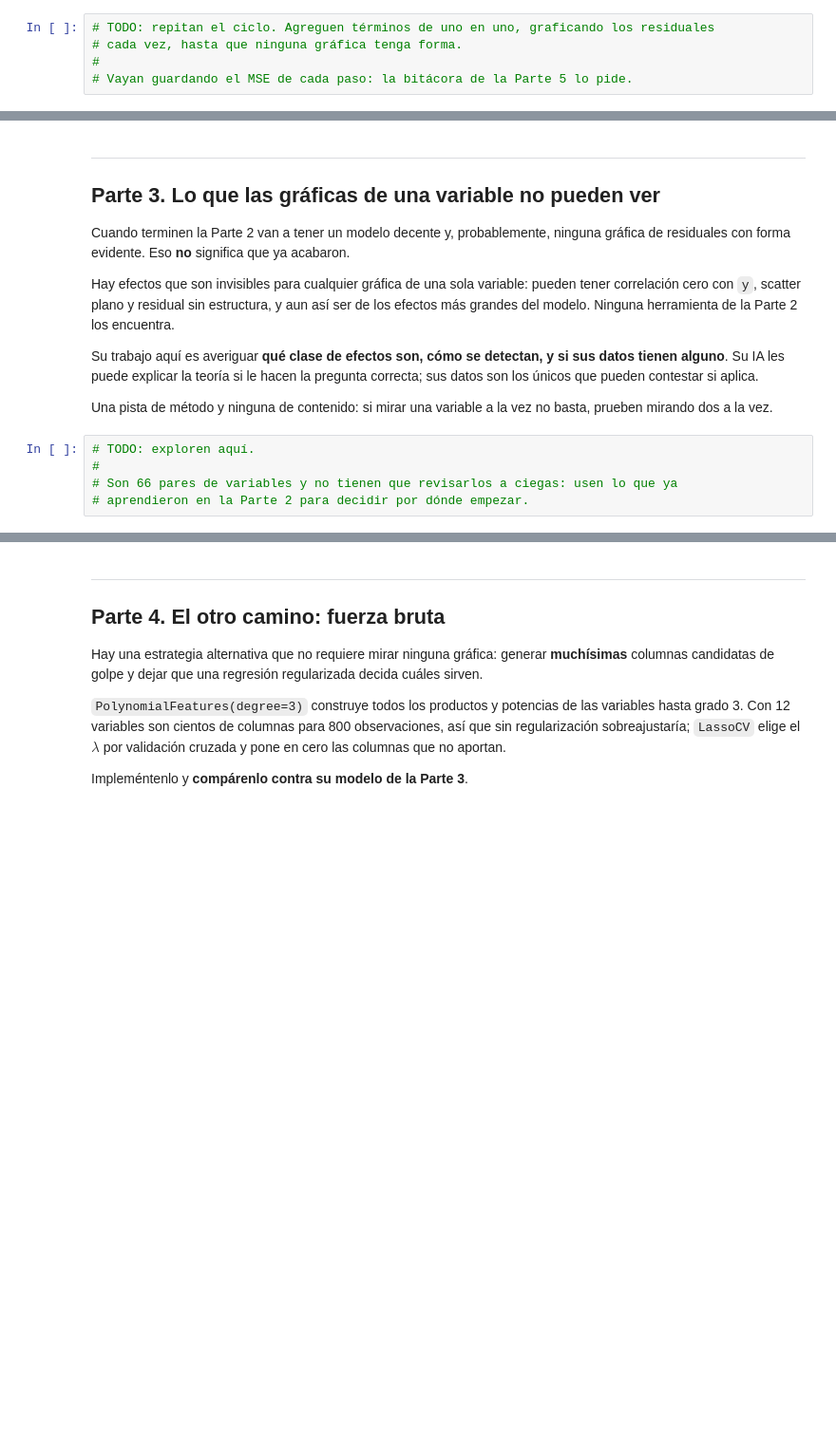
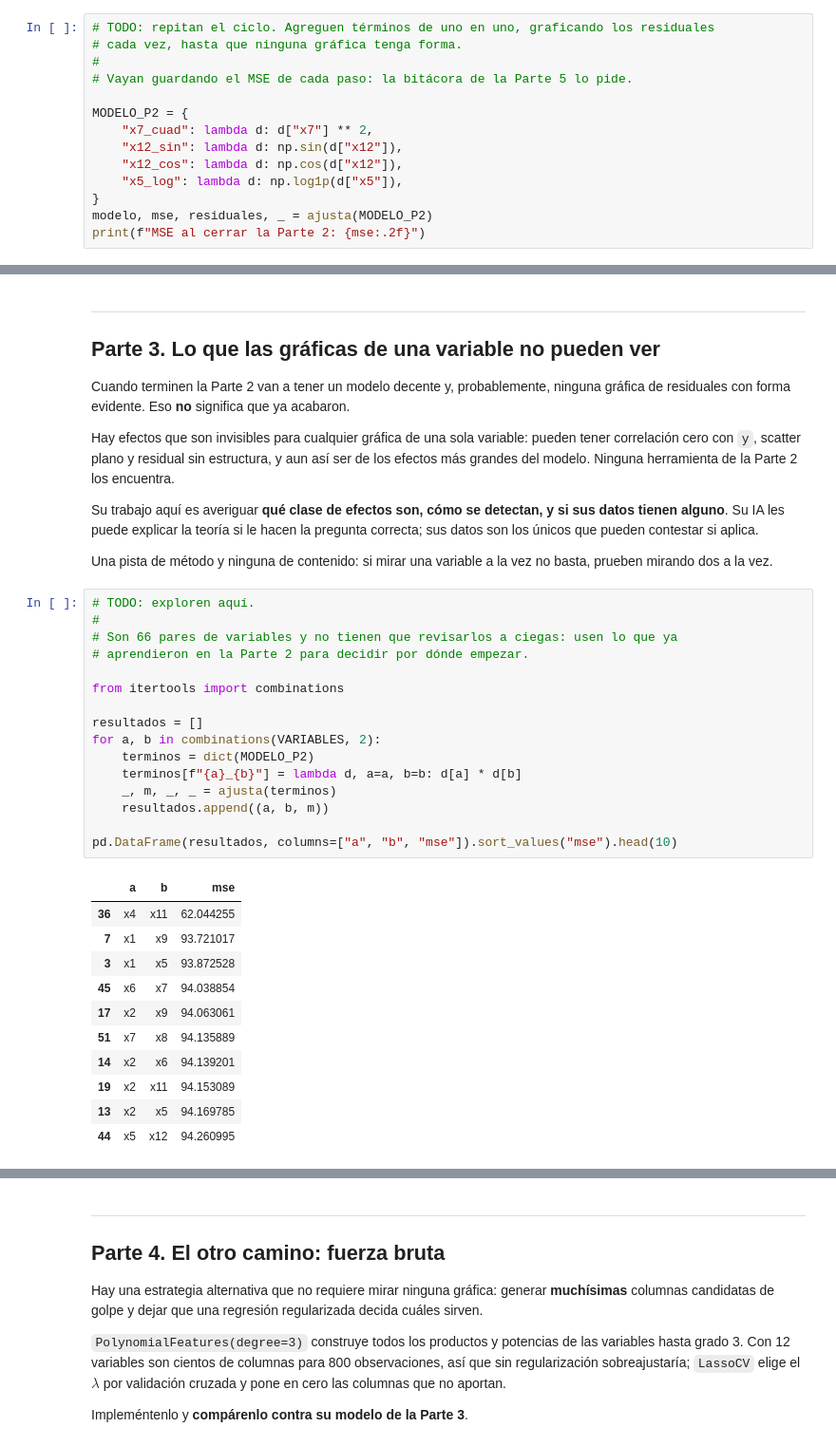
Before and after one commit to maip-fred/mineria_datos, a Jupyter notebook: tareas/tarea_01_aproximacion_funcion.ipynb, the cells around one changed output, grey strips where cells are left out. Shown at 95% size. Saved outputs shown, nothing was run; the diff lists cells and outputs as text; blank space fills up the shorter version.

```diff
--- a/tareas/tarea_01_aproximacion_funcion.ipynb
+++ b/tareas/tarea_01_aproximacion_funcion.ipynb
@@ -337,3 +332,12 @@ MSE: 94.57
 # cada vez, hasta que ninguna gráfica tenga forma.
 #
 # Vayan guardando el MSE de cada paso: la bitácora de la Parte 5 lo pide.
+
+MODELO_P2 = {
+    "x7_cuad": lambda d: d["x7"] ** 2,
+    "x12_sin": lambda d: np.sin(d["x12"]),
+    "x12_cos": lambda d: np.cos(d["x12"]),
+    "x5_log": lambda d: np.log1p(d["x5"]),
+}
+modelo, mse, residuales, _ = ajusta(MODELO_P2)
+print(f"MSE al cerrar la Parte 2: {mse:.2f}")
@@ -357,7 +363,30 @@ prueben mirando dos a la vez.
 # %%
 # TODO: exploren aquí.
 #
 # Son 66 pares de variables y no tienen que revisarlos a ciegas: usen lo que ya
 # aprendieron en la Parte 2 para decidir por dónde empezar.
+
+from itertools import combinations
+
+resultados = []
+for a, b in combinations(VARIABLES, 2):
+    terminos = dict(MODELO_P2)
+    terminos[f"{a}_{b}"] = lambda d, a=a, b=b: d[a] * d[b]
+    _, m, _, _ = ajusta(terminos)
+    resultados.append((a, b, m))
+
+pd.DataFrame(resultados, columns=["a", "b", "mse"]).sort_values("mse").head(10)
+# %% [output]
+|  | a | b | mse |
+| 36 | x4 | x11 | 62.044255 |
+| 7 | x1 | x9 | 93.721017 |
+| 3 | x1 | x5 | 93.872528 |
+| 45 | x6 | x7 | 94.038854 |
+| 17 | x2 | x9 | 94.063061 |
+| 51 | x7 | x8 | 94.135889 |
+| 14 | x2 | x6 | 94.139201 |
+| 19 | x2 | x11 | 94.153089 |
+| 13 | x2 | x5 | 94.169785 |
+| 44 | x5 | x12 | 94.260995 |
 # %%
 # TODO: agreguen lo que hayan encontrado y midan.
```
Also changed, not shown: parts of 6 cells of this notebook, 1 other file.
